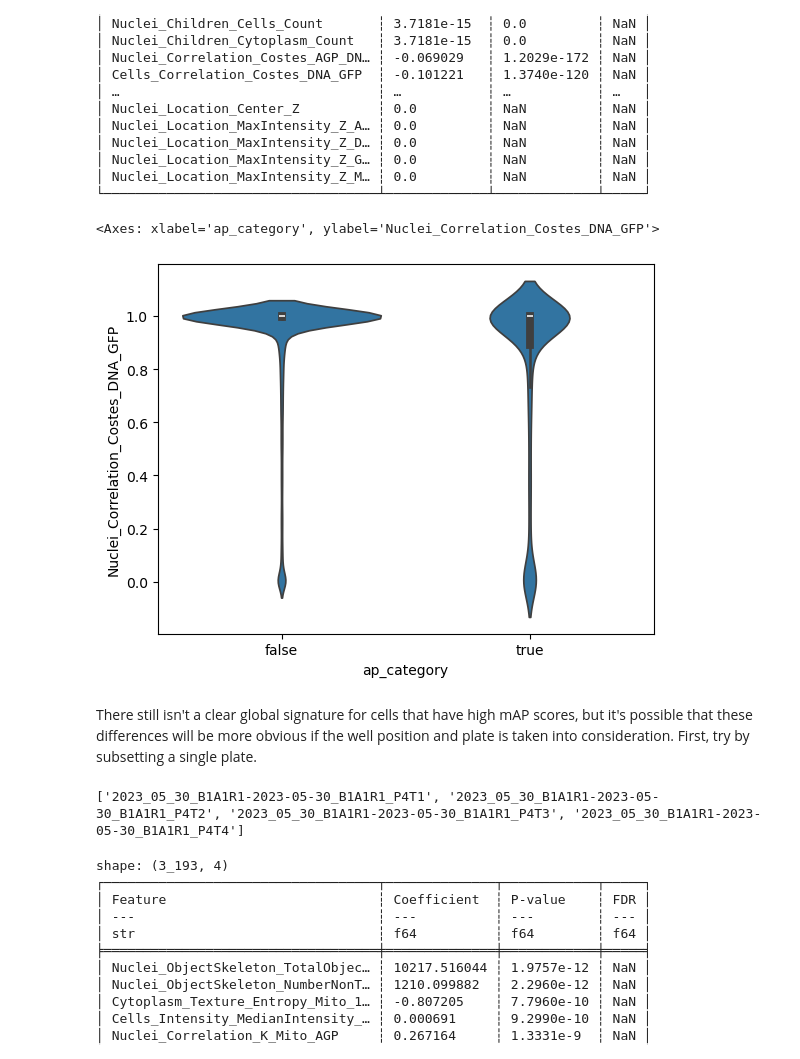
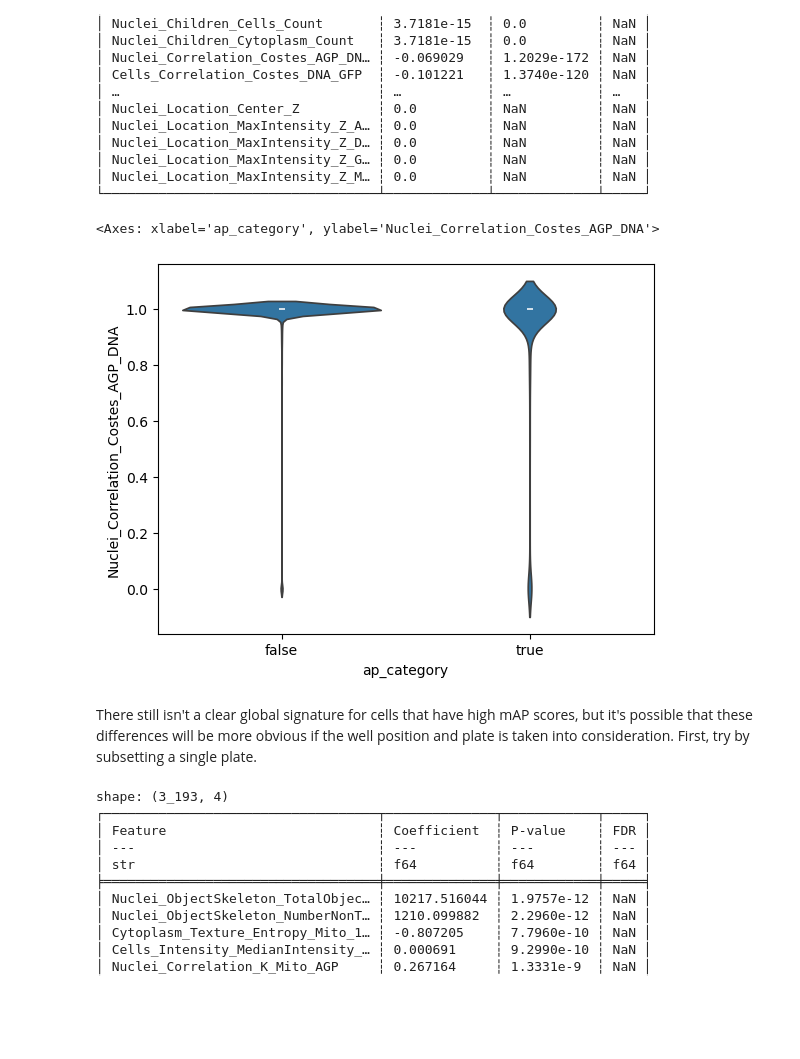
Before and after one commit to runxi-shen/2021_09_01_VarChAMP, a Jupyter notebook: 7.downstream_analysis_jess/notebooks/explore_map_results.ipynb, the cells around one changed output. Drawn from its saved outputs; the diff is of its cells as text; code cells hidden in the pictures; blank space fills up the shorter version.

```diff
--- a/7.downstream_analysis_jess/notebooks/explore_map_results.ipynb
+++ b/7.downstream_analysis_jess/notebooks/explore_map_results.ipynb
@@ -165,11 +165,11 @@ shape: (3_193, 4)
 └───────────────────────────────────┴─────────────┴─────────────┴─────┘
 # %%
 # Examine a few of the top features
-plot_feat = result_cat["Feature"][5]
+plot_feat = result_cat["Feature"][3]
 sns.violinplot(data = bl.to_pandas(), x = 'ap_category', y = plot_feat)
 # %% [output]
-<Axes: xlabel='ap_category', ylabel='Nuclei_Correlation_Costes_DNA_GFP'>
+<Axes: xlabel='ap_category', ylabel='Nuclei_Correlation_Costes_AGP_DNA'>
-[figure, old version]
+[figure, new version]
 # %% [markdown]
 There still isn't a clear global signature for cells that have high mAP scores, but it's possible that these differences will be more obvious if the well position and plate is taken into consideration. First, try by subsetting a single plate.
 # %%
@@ -179,12 +179,9 @@ plates = np.unique(plates)
 
 # use T# to get one replicate from each allele set; use P# to get all techincal reps of one platemap
 allele_set = [x for x in plates if "P4" in x]
-print(allele_set)
 
-bl_plate = bl.filter(pl.col("Metadata_batch_Plate").is_in(allele_set))
-#bl_plate = bl.filter(pl.col("Metadata_batch_Plate") == plates[4])
+#bl_plate = bl.filter(pl.col("Metadata_batch_Plate").is_in(allele_set))
+bl_plate = bl.filter(pl.col("Metadata_batch_Plate") == plates[4])
-# %% [output]
-['2023_05_30_B1A1R1-2023-05-30_B1A1R1_P4T1', '2023_05_30_B1A1R1-2023-05-30_B1A1R1_P4T2', '2023_05_30_B1A1R1-2023-05-30_B1A1R1_P4T3', '2023_05_30_B1A1R1-2023-05-30_B1A1R1_P4T4']
 # %%
 
 # fit model to each feature
```
Also changed, not shown: parts of 4 cells of this notebook, 1 other file.
